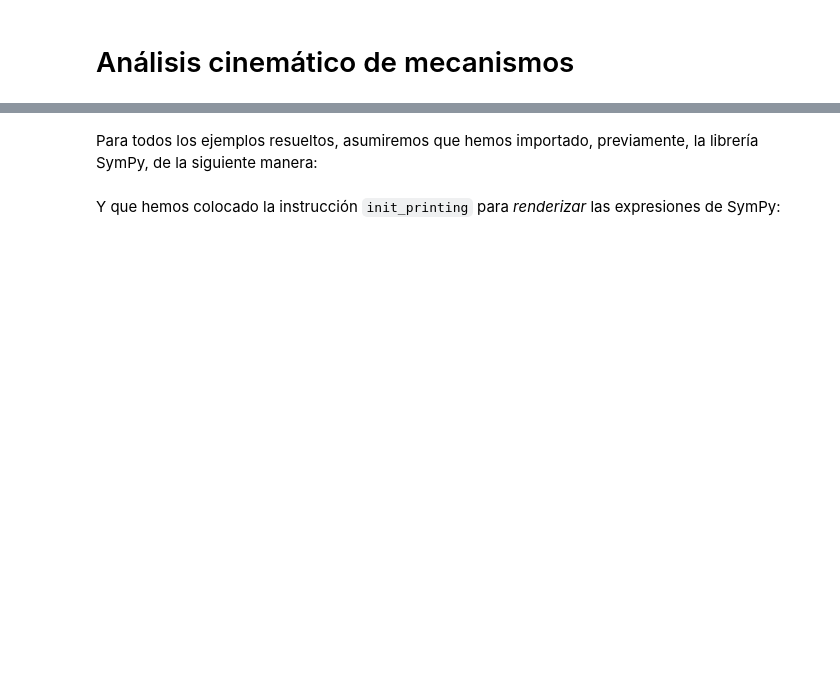
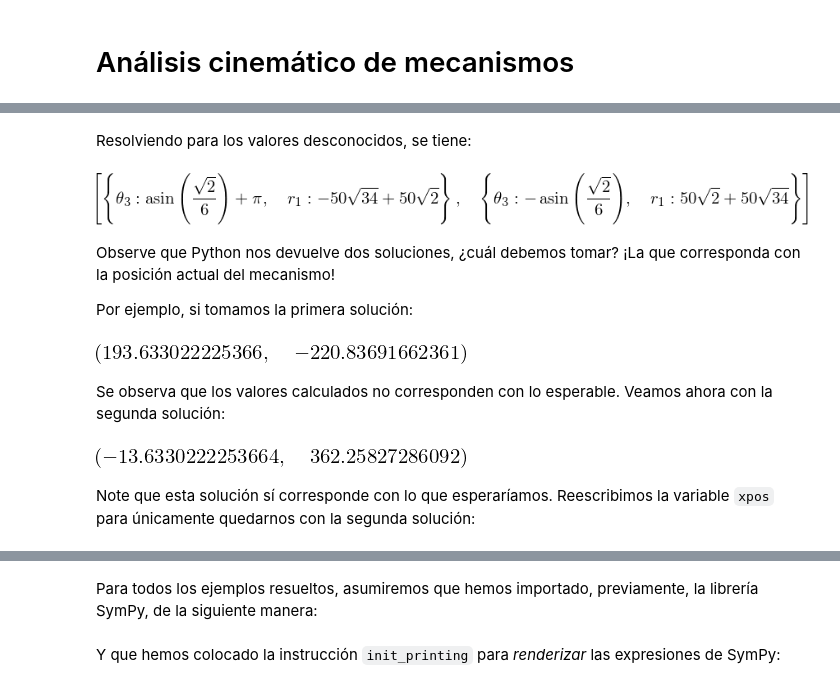
Before and after one commit to JorgeDeLosSantos/apuntes-python, a Jupyter notebook: Análisis cinemático de mecanismos.ipynb, the cells around one changed output, grey strips where cells are left out. Drawn from its saved outputs; the diff is of its cells as text; code cells hidden in the pictures; blank space fills up the shorter version.

```diff
--- a/Análisis cinemático de mecanismos.ipynb
+++ b/Análisis cinemático de mecanismos.ipynb
@@ -2,0 +122,23 @@
+# %% [markdown]
+Resolviendo para los valores desconocidos, se tiene:
+# %%
+xpos = solve(ecpos)
+xpos
+# %% [output]
+[figure, added]
+# %% [markdown]
+Observe que Python nos devuelve dos soluciones, ¿cuál debemos tomar? ¡La que corresponda con la posición actual del mecanismo!
+
+Por ejemplo, si tomamos la primera solución:
+# %%
+deg(xpos[0][t3]).evalf(), (xpos[0][r1]).evalf()
+# %% [output]
+[figure, added]
+# %% [markdown]
+Se observa que los valores calculados no corresponden con lo esperable. Veamos ahora con la segunda solución:
+# %%
+deg(xpos[1][t3]).evalf(), (xpos[1][r1]).evalf()
+# %% [output]
+[figure, added]
+# %% [markdown]
+Note que esta solución sí corresponde con lo que esperaríamos. Reescribimos la variable `xpos` para únicamente quedarnos con la segunda solución:
```
Also changed, not shown: parts of 22 cells of this notebook, 6 other files.
